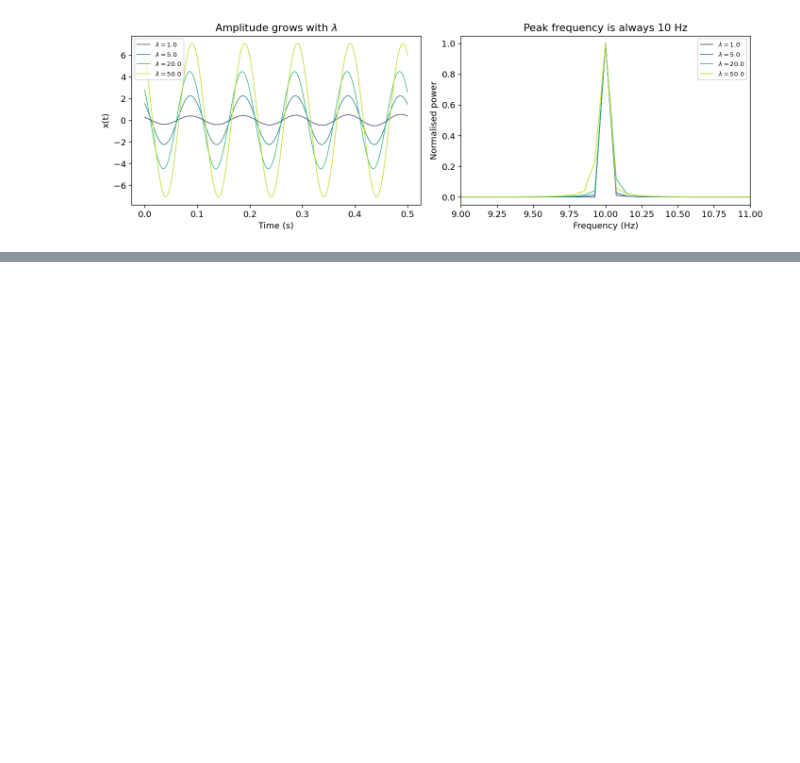
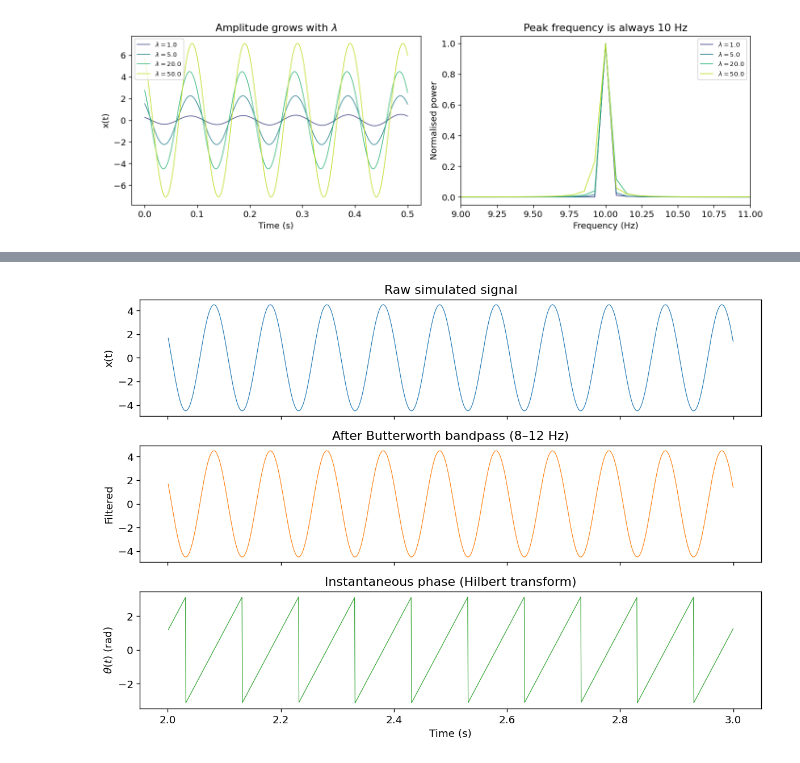
Before and after one commit to BobRice1/Functional-connectotomy, a Jupyter notebook: notebooks/01_single_node.ipynb, the cells around one changed output, grey strips where cells are left out. Saved outputs shown, nothing was run; the diff lists cells and outputs as text; code cells hidden in the pictures; blank space fills up the shorter version.

```diff
--- a/notebooks/01_single_node.ipynb
+++ b/notebooks/01_single_node.ipynb
@@ -70,3 +22,23 @@ def random_initial_conditions(N, rng=None):
+# %%
+import sys
+from pathlib import Path
+
+import numpy as np
+import matplotlib.pyplot as plt
+
+ROOT = Path.cwd()
+if not (ROOT / "src" / "hopf_model.py").exists():
+    ROOT = ROOT.parent
+sys.path.append(str(ROOT / "src"))
+
+FIG_DIR = ROOT / "figures" / "hopf model" / "single node"
+FIG_DIR.mkdir(parents=True, exist_ok=True)
+
+from hopf_model import random_initial_conditions, simulate_hopf
+from signal_processing import bandpass_filter, compute_phase
+
+%matplotlib inline
+plt.rcParams.update({"figure.dpi": 120, "font.size": 11})
 # %% [markdown]
 ## 1. Simulate a single uncoupled oscillator
 
@@ -253,0 +214,31 @@ fig.tight_layout()
+# %%
+lam = 20.0
+omega_hz = 10.0
+fs = 1250
+
+t, x, y = simulate_single(lam, omega_hz=omega_hz, z0=np.array([0.1 + 0.1j]))
+
+x_filt = bandpass_filter(x, fs, low=8.0, high=12.0)
+phase = compute_phase(x, fs, low=8.0, high=12.0)
+
+fig, axes = plt.subplots(3, 1, figsize=(10, 7), sharex=True)
+
+win = (t >= 2.0) & (t <= 3.0)  # 1 s window
+
+axes[0].plot(t[win], x[win], lw=0.7)
+axes[0].set_ylabel("x(t)")
+axes[0].set_title("Raw simulated signal")
+
+axes[1].plot(t[win], x_filt[win], lw=0.7, color="C1")
+axes[1].set_ylabel("Filtered")
+axes[1].set_title("After Butterworth bandpass (8–12 Hz)")
+
+axes[2].plot(t[win], phase[win], lw=0.7, color="C2")
+axes[2].set_ylabel(r"$\theta(t)$ (rad)")
+axes[2].set_xlabel("Time (s)")
+axes[2].set_title("Instantaneous phase (Hilbert transform)")
+
+fig.tight_layout()
+fig.savefig(FIG_DIR / "05_signal_pipeline.png", dpi=150, bbox_inches="tight")
+# %% [output]
+[figure, added]
```
Also changed, not shown: parts of 15 cells of this notebook, 10 other files.
